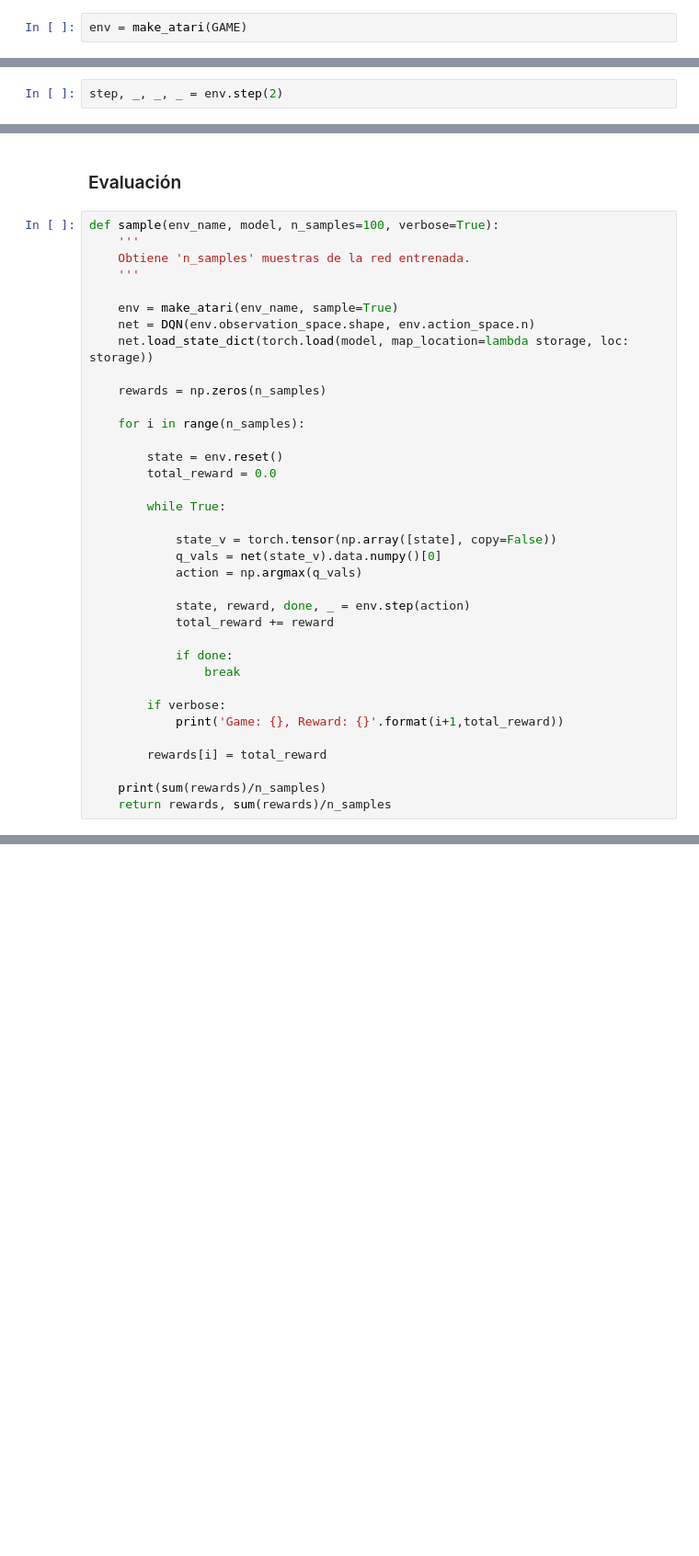
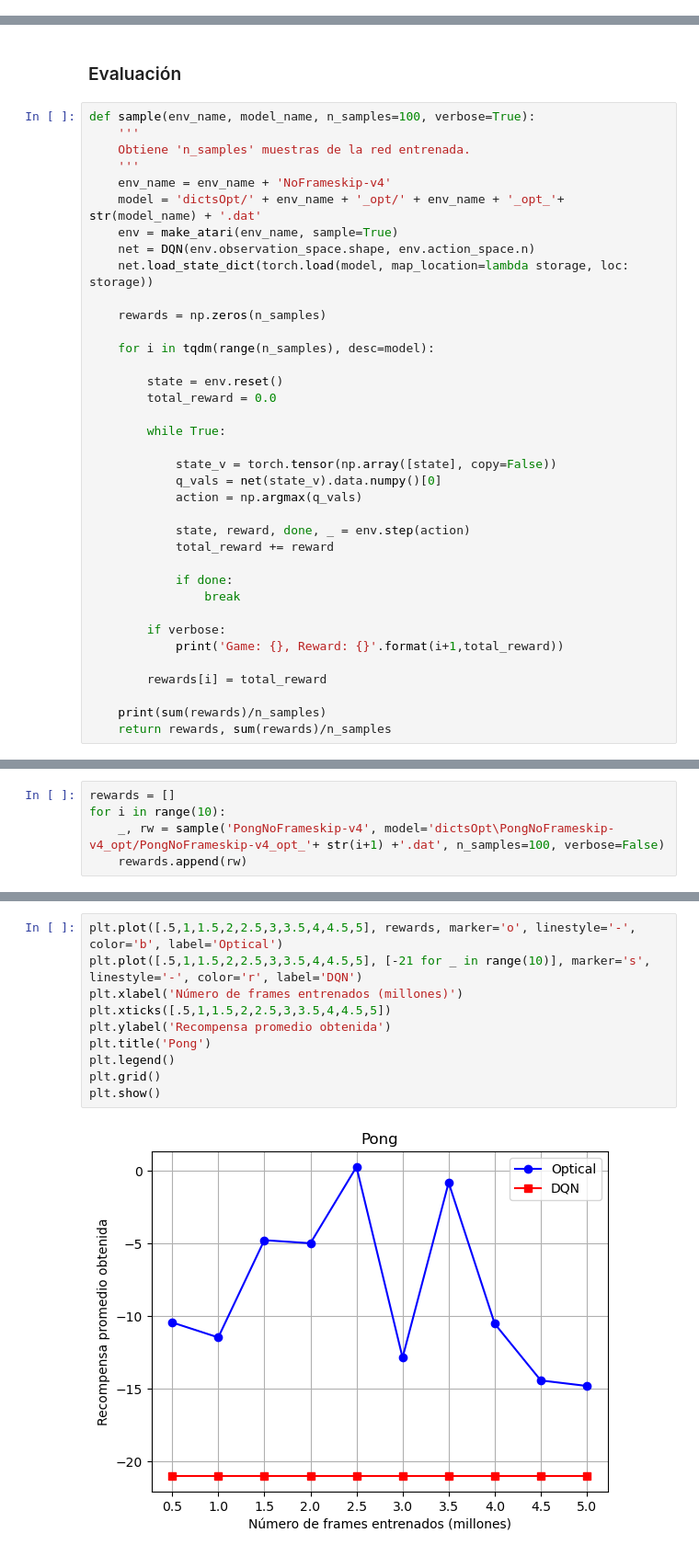
Before and after one commit to jersy2109/Tesis, a Jupyter notebook: OPT.ipynb, the cells around one changed output, grey strips where cells are left out. Shown at 92% size. Cells and saved outputs as stored; diff of their text form; blank space fills up the shorter version.

```diff
--- a/OPT.ipynb
+++ b/OPT.ipynb
@@ -315,2 +309,0 @@ GAME = 'MsPacmanNoFrameskip-v4'
-# %%
-env = make_atari(GAME)
@@ -334,2 +309,0 @@ plt.show()
-# %%
-step, _, _, _ = env.step(2)
@@ -532,18 +512,19 @@ pacman = training(env_name=GAME_NAME, max_frames=10_000_000)
 # %% [markdown]
 ### Evaluación
 # %%
-def sample(env_name, model, n_samples=100, verbose=True):
+def sample(env_name, model_name, n_samples=100, verbose=True):
     '''
     Obtiene 'n_samples' muestras de la red entrenada.
     '''
-
+    env_name = env_name + 'NoFrameskip-v4'
+    model = 'dictsOpt/' + env_name + '_opt/' + env_name + '_opt_'+ str(model_name) + '.dat'
     env = make_atari(env_name, sample=True)
     net = DQN(env.observation_space.shape, env.action_space.n)
     net.load_state_dict(torch.load(model, map_location=lambda storage, loc: storage))
 
     rewards = np.zeros(n_samples)
 
-    for i in range(n_samples):
+    for i in tqdm(range(n_samples), desc=model):
 
         state = env.reset()
         total_reward = 0.0
@@ -574,0 +551,5 @@ for model in models:
+# %%
+rewards = []
+for i in range(10):
+    _, rw = sample('PongNoFrameskip-v4', model='dictsOpt\PongNoFrameskip-v4_opt/PongNoFrameskip-v4_opt_'+ str(i+1) +'.dat', n_samples=100, verbose=False)
+    rewards.append(rw)
@@ -574,0 +567,12 @@ for model in models:
+# %%
+plt.plot([.5,1,1.5,2,2.5,3,3.5,4,4.5,5], rewards, marker='o', linestyle='-', color='b', label='Optical')
+plt.plot([.5,1,1.5,2,2.5,3,3.5,4,4.5,5], [-21 for _ in range(10)], marker='s', linestyle='-', color='r', label='DQN')
+plt.xlabel('Número de frames entrenados (millones)')
+plt.xticks([.5,1,1.5,2,2.5,3,3.5,4,4.5,5])
+plt.ylabel('Recompensa promedio obtenida')
+plt.title('Pong')
+plt.legend()
+plt.grid()
+plt.show()
+# %% [output]
+[figure, added]
```
Also changed, not shown: parts of 26 cells of this notebook, 5 other files.
